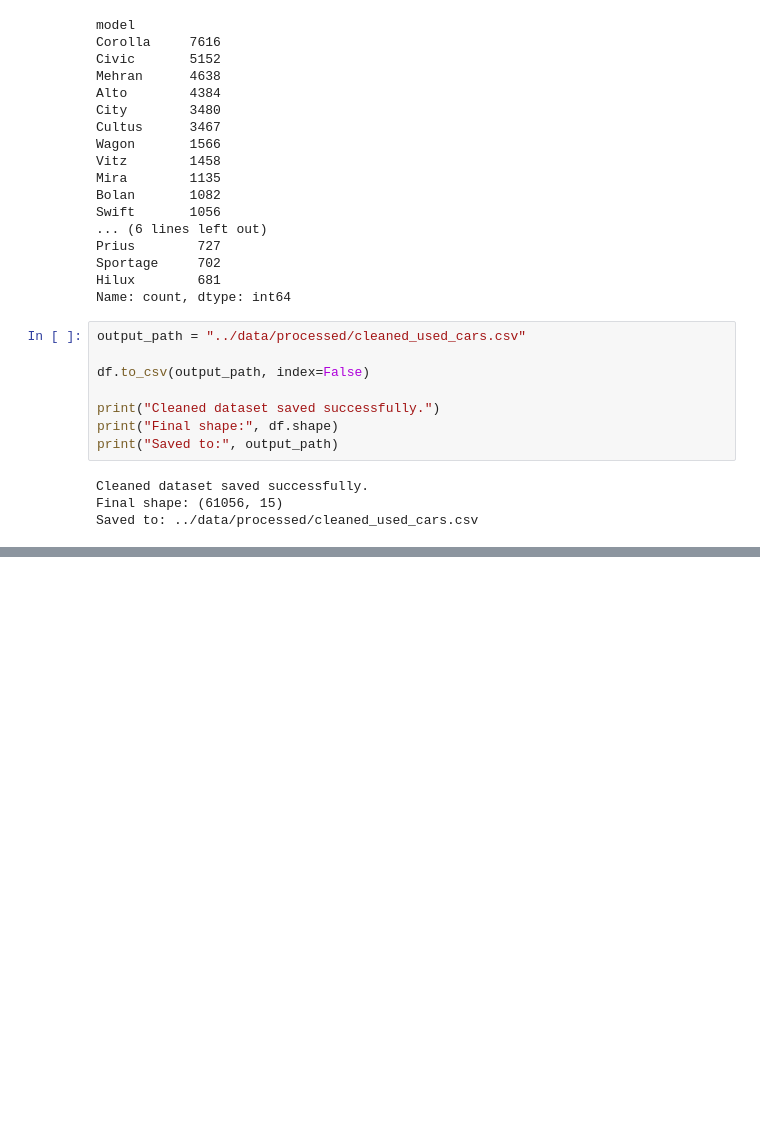
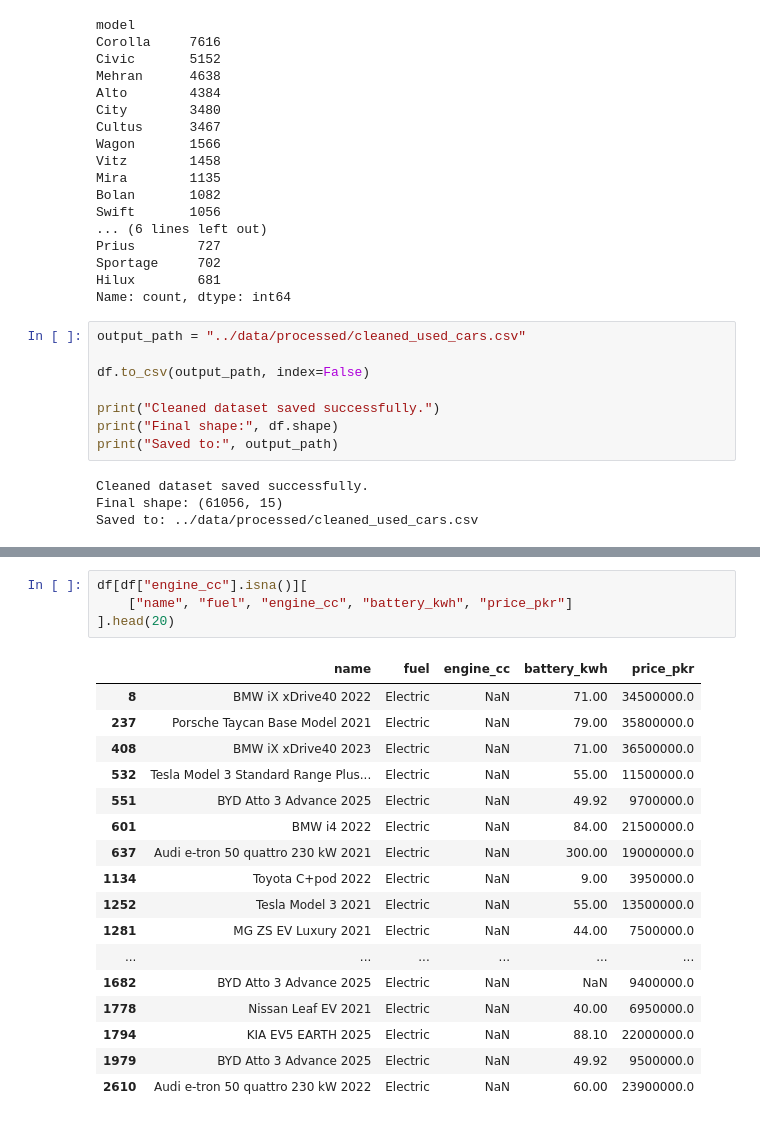
Before and after one commit to tahirsaeedtech-stack/used-car-fair-price-analyzer, a Jupyter notebook: notebooks/02_data_cleaning.ipynb, the cells around one changed output, grey strips where cells are left out. Saved outputs shown, nothing was run; the diff lists cells and outputs as text; blank space fills up the shorter version.

```diff
--- a/notebooks/02_data_cleaning.ipynb
+++ b/notebooks/02_data_cleaning.ipynb
@@ -525,0 +582,22 @@ Saved to: ../data/processed/cleaned_used_cars.csv
+# %%
+df[df["engine_cc"].isna()][
+    ["name", "fuel", "engine_cc", "battery_kwh", "price_pkr"]
+].head(20)
+# %% [output]
+|  | name | fuel | engine_cc | battery_kwh | price_pkr |
+| 8 | BMW iX xDrive40 2022 | Electric | NaN | 71.00 | 34500000.0 |
+| 237 | Porsche Taycan Base Model 2021 | Electric | NaN | 79.00 | 35800000.0 |
+| 408 | BMW iX xDrive40 2023 | Electric | NaN | 71.00 | 36500000.0 |
+| 532 | Tesla Model 3 Standard Range Plus... | Electric | NaN | 55.00 | 11500000.0 |
+| 551 | BYD Atto 3 Advance 2025 | Electric | NaN | 49.92 | 9700000.0 |
+| 601 | BMW i4 2022 | Electric | NaN | 84.00 | 21500000.0 |
+| 637 | Audi e-tron 50 quattro 230 kW 2021 | Electric | NaN | 300.00 | 19000000.0 |
+| 1134 | Toyota C+pod 2022 | Electric | NaN | 9.00 | 3950000.0 |
+| 1252 | Tesla Model 3 2021 | Electric | NaN | 55.00 | 13500000.0 |
+| 1281 | MG ZS EV Luxury 2021 | Electric | NaN | 44.00 | 7500000.0 |
+| ... | ... | ... | ... | ... | ... |
+| 1682 | BYD Atto 3 Advance 2025 | Electric | NaN | NaN | 9400000.0 |
+| 1778 | Nissan Leaf EV 2021 | Electric | NaN | 40.00 | 6950000.0 |
+| 1794 | KIA EV5 EARTH 2025 | Electric | NaN | 88.10 | 22000000.0 |
+| 1979 | BYD Atto 3 Advance 2025 | Electric | NaN | 49.92 | 9500000.0 |
+| 2610 | Audi e-tron 50 quattro 230 kW 2022 | Electric | NaN | 60.00 | 23900000.0 |
```
Also changed, not shown: parts of 35 cells of this notebook, 17 other files.
